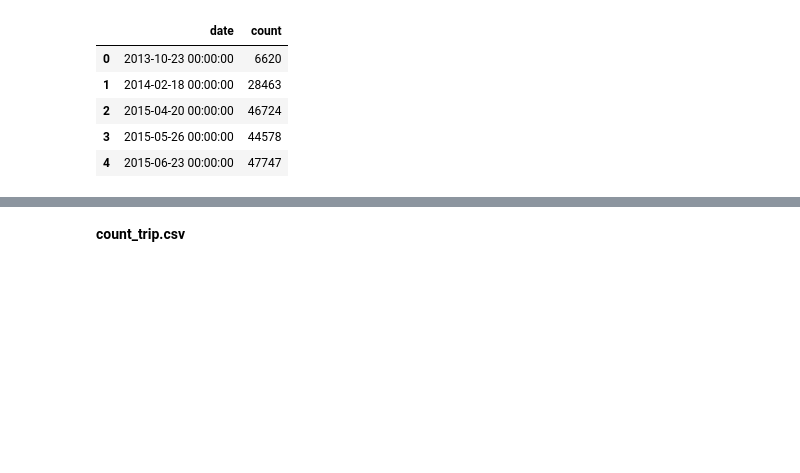
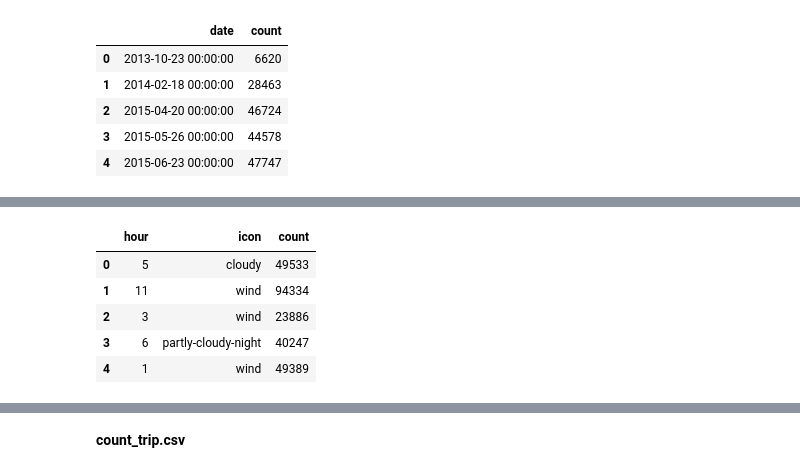
Before and after one commit to MiyainNYC/PySpark-Data-Challenge, a Jupyter notebook: EDA_PySpark.ipynb, the cells around one changed output, grey strips where cells are left out. Drawn from its saved outputs; the diff is of its cells as text; code cells hidden in the pictures; blank space fills up the shorter version.

```diff
--- a/EDA_PySpark.ipynb
+++ b/EDA_PySpark.ipynb
@@ -183,0 +191,9 @@ count_trip_date.head()
+# %%
+count_h_i.head()
+# %% [output]
+|  | hour | icon | count |
+| 0 | 5 | cloudy | 49533 |
+| 1 | 11 | wind | 94334 |
+| 2 | 3 | wind | 23886 |
+| 3 | 6 | partly-cloudy-night | 40247 |
+| 4 | 1 | wind | 49389 |
```
Also changed, not shown: parts of 17 cells of this notebook.
